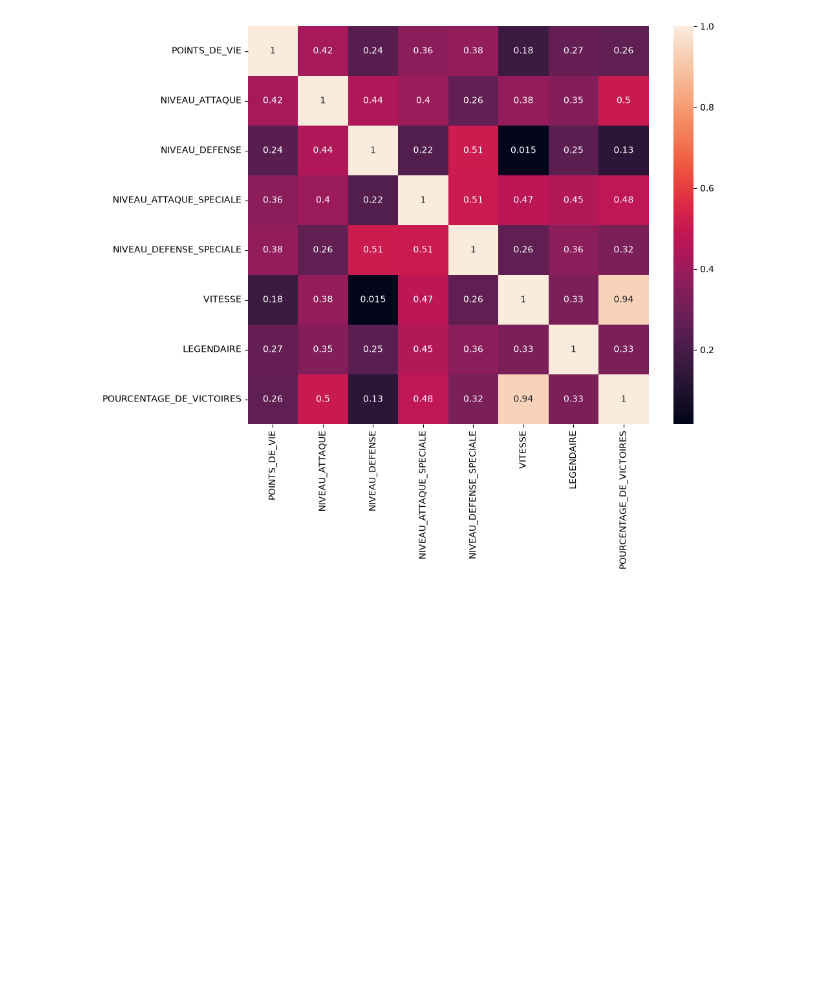
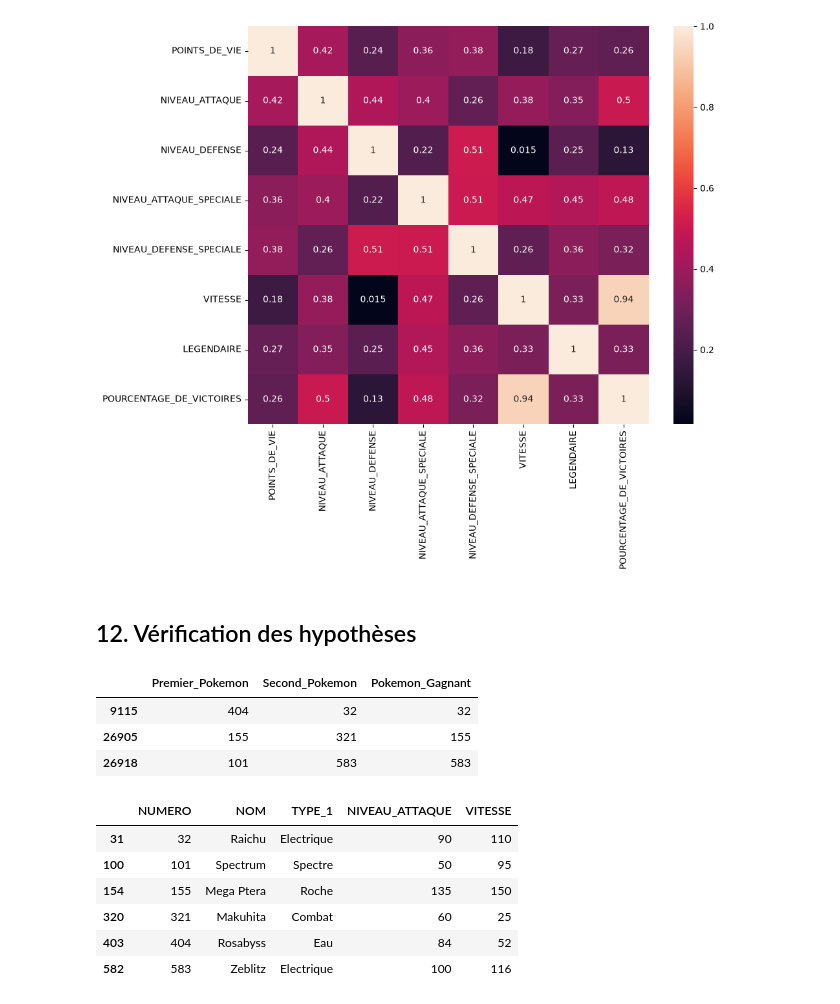
Before and after one commit to seanngg/420-5G4-ML, a Jupyter notebook: apprentissage/partie1.ipynb, the cells around one changed output. Drawn from its saved outputs; the diff is of its cells as text; code cells hidden in the pictures; blank space fills up the shorter version.

```diff
--- a/apprentissage/partie1.ipynb
+++ b/apprentissage/partie1.ipynb
@@ -351,3 +351,26 @@ sns.heatmap(corr, xticklabels=corr.columns, yticklabels=corr.columns, annot=True
 plt.show()
 # %% [output]
 [figure]
+# %% [markdown]
+## 12. Vérification des hypothèses
+# %%
+# Trois combats tirés de combats.csv
+exemples = combats[((combats.Premier_Pokemon == 155) & (combats.Second_Pokemon == 321)) |
+                   ((combats.Premier_Pokemon == 101) & (combats.Second_Pokemon == 583)) |
+                   ((combats.Premier_Pokemon == 404) & (combats.Second_Pokemon == 32))]
+exemples
+# %% [output]
+|  | Premier_Pokemon | Second_Pokemon | Pokemon_Gagnant |
+| 9115 | 404 | 32 | 32 |
+| 26905 | 155 | 321 | 155 |
+| 26918 | 101 | 583 | 583 |
+# %%
+nouveauPokedex[nouveauPokedex.NUMERO.isin([155, 321, 101, 583, 404, 32])][['NUMERO', 'NOM', 'TYPE_1', 'NIVEAU_ATTAQUE', 'VITESSE']]
+# %% [output]
+|  | NUMERO | NOM | TYPE_1 | NIVEAU_ATTAQUE | VITESSE |
+| 31 | 32 | Raichu | Electrique | 90 | 110 |
+| 100 | 101 | Spectrum | Spectre | 50 | 95 |
+| 154 | 155 | Mega Ptera | Roche | 135 | 150 |
+| 320 | 321 | Makuhita | Combat | 60 | 25 |
+| 403 | 404 | Rosabyss | Eau | 84 | 52 |
+| 582 | 583 | Zeblitz | Electrique | 100 | 116 |
```
